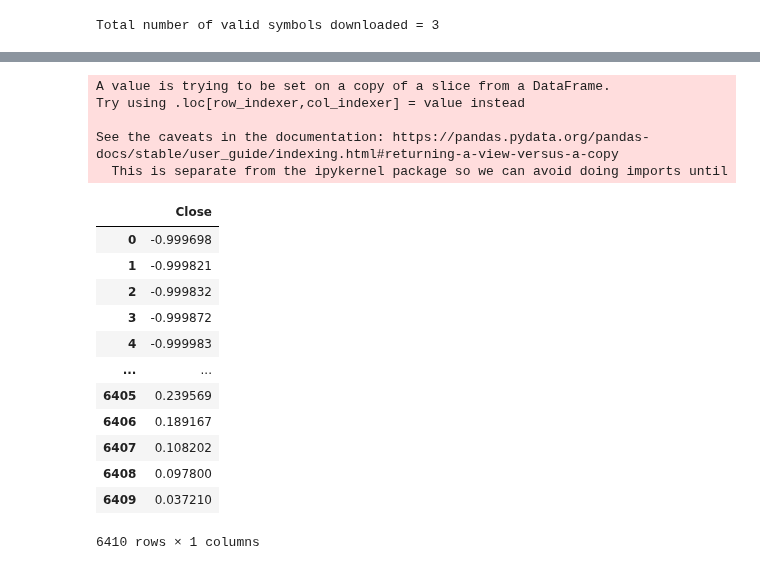
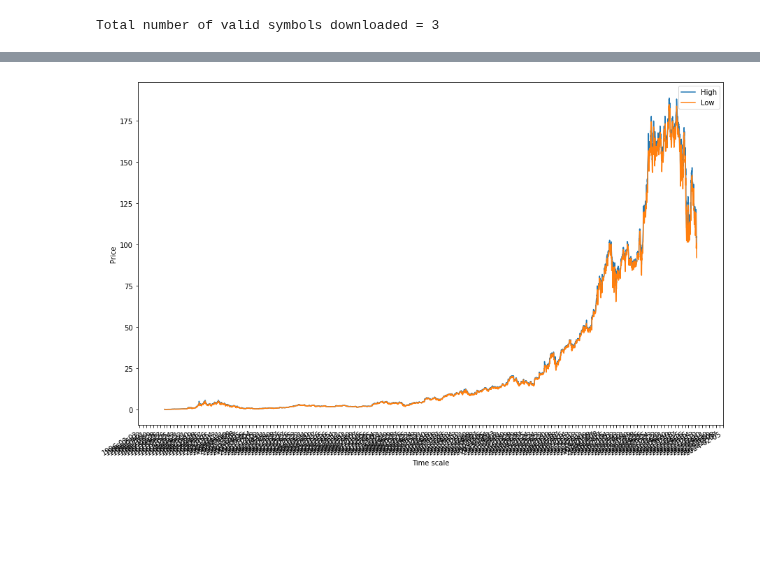
Before and after one commit to poo5zan/deep_learning_fundamentals, a Jupyter notebook: assignment_3/assignment_3.ipynb, the cells around one changed output, grey strips where cells are left out. Saved outputs shown, nothing was run; the diff lists cells and outputs as text; code cells hidden in the pictures; blank space fills up the shorter version.

Commit message:
trying multiple feature values - with bugs

```diff
--- a/assignment_3/assignment_3.ipynb
+++ b/assignment_3/assignment_3.ipynb
@@ -123,25 +137,15 @@ data
-# %%
-
-price = data[['Close']]
-scaler = MinMaxScaler(feature_range=(-1, 1))
-price['Close'] = scaler.fit_transform(price['Close'].values.reshape(-1,1))
-price
-# %% [output]
-A value is trying to be set on a copy of a slice from a DataFrame.
-Try using .loc[row_indexer,col_indexer] = value instead
-
-See the caveats in the documentation: https://pandas.pydata.org/pandas-docs/stable/user_guide/indexing.html#returning-a-view-versus-a-copy
-  This is separate from the ipykernel package so we can avoid doing imports until
-|  | Close |
-| 0 | -0.999698 |
-| 1 | -0.999821 |
-| 2 | -0.999832 |
-| 3 | -0.999872 |
-| 4 | -0.999983 |
-| ... | ... |
-| 6405 | 0.239569 |
-| 6406 | 0.189167 |
-| 6407 | 0.108202 |
-| 6408 | 0.097800 |
-| 6409 | 0.037210 |
-6410 rows × 1 columns
+# %%
+plt.figure(figsize=(15,10))
+plt.gca().xaxis.set_major_formatter(mdates.DateFormatter('%Y-%m-%d'))
+plt.gca().xaxis.set_major_locator(mdates.DayLocator(interval=60))
+x_dates = [dt.datetime.strptime(d, '%Y-%m-%d').date() for d in data.index.values]
+
+plt.plot(x_dates, data['High'], label='High')
+plt.plot(x_dates, data['Low'], label='Low')
+plt.xlabel('Time scale')
+plt.ylabel('Price')
+plt.legend()
+plt.gcf().autofmt_xdate()
+plt.show()
+# %% [output]
+[figure, added]
```
Also changed, not shown: parts of 22 cells of this notebook.
